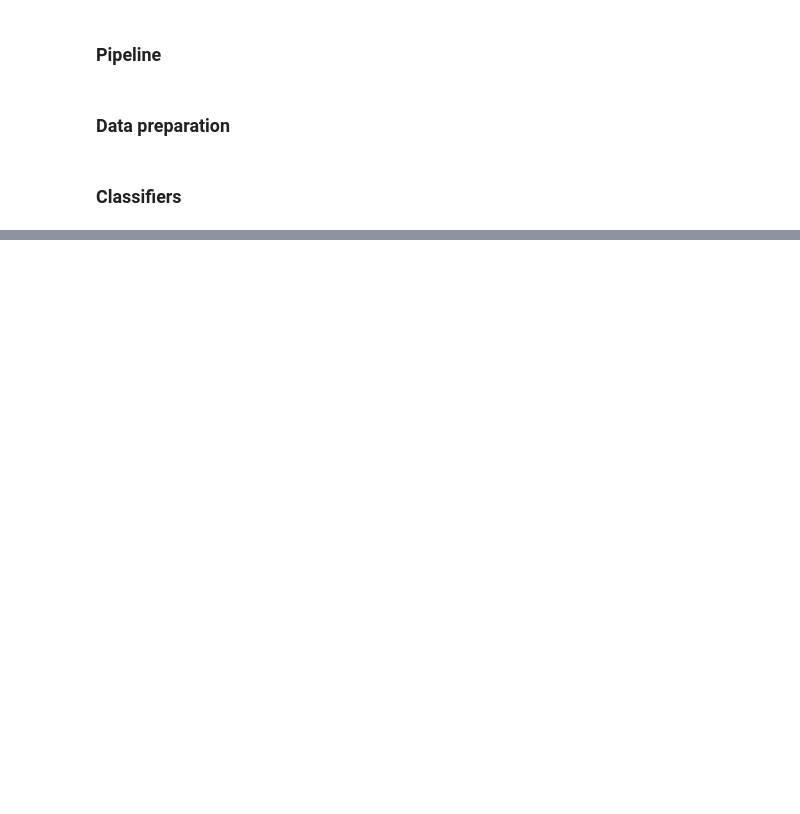
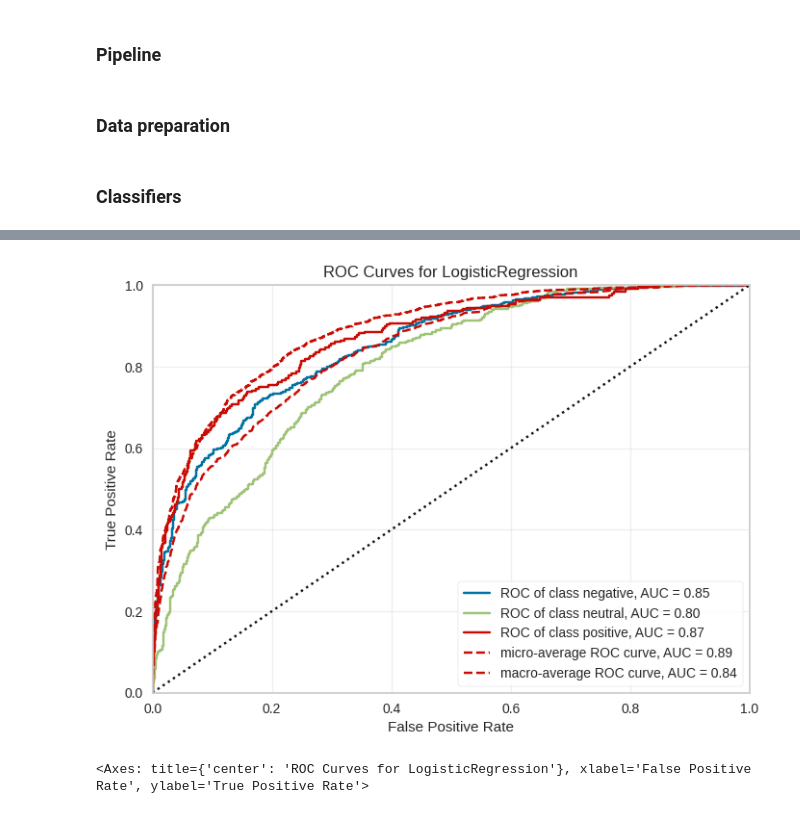
Before and after one commit to krezelj/wut-ppd-project, a Jupyter notebook: notebooks/data_processing_LR.ipynb, the cells around one changed output, grey strips where cells are left out. Drawn from its saved outputs; the diff is of its cells as text; code cells hidden in the pictures; blank space fills up the shorter version.

```diff
--- a/notebooks/data_processing_LR.ipynb
+++ b/notebooks/data_processing_LR.ipynb
@@ -197,0 +162,20 @@ AUC (One-vs-Rest) on test data: 0.8431
+# %%
+from yellowbrick.classifier import ROCAUC
+import matplotlib.pyplot as plt
+
+visualizer = ROCAUC(
+    clf,
+    classes=le.classes_,
+    cmap='prism',
+    linewidth=1.5
+)
+
+visualizer.fit(X_train_processed, y_train_processed)
+visualizer.score(X_test_processed, y_test_processed)
+
+plt.title("ROC Curves with Distinct Colors")
+plt.grid(alpha=0.3)
+visualizer.show()
+# %% [output]
+[figure, added]
+<Axes: title={'center': 'ROC Curves for LogisticRegression'}, xlabel='False Positive Rate', ylabel='True Positive Rate'>
```
Also changed, not shown: parts of 6 cells of this notebook, 6 other files.
